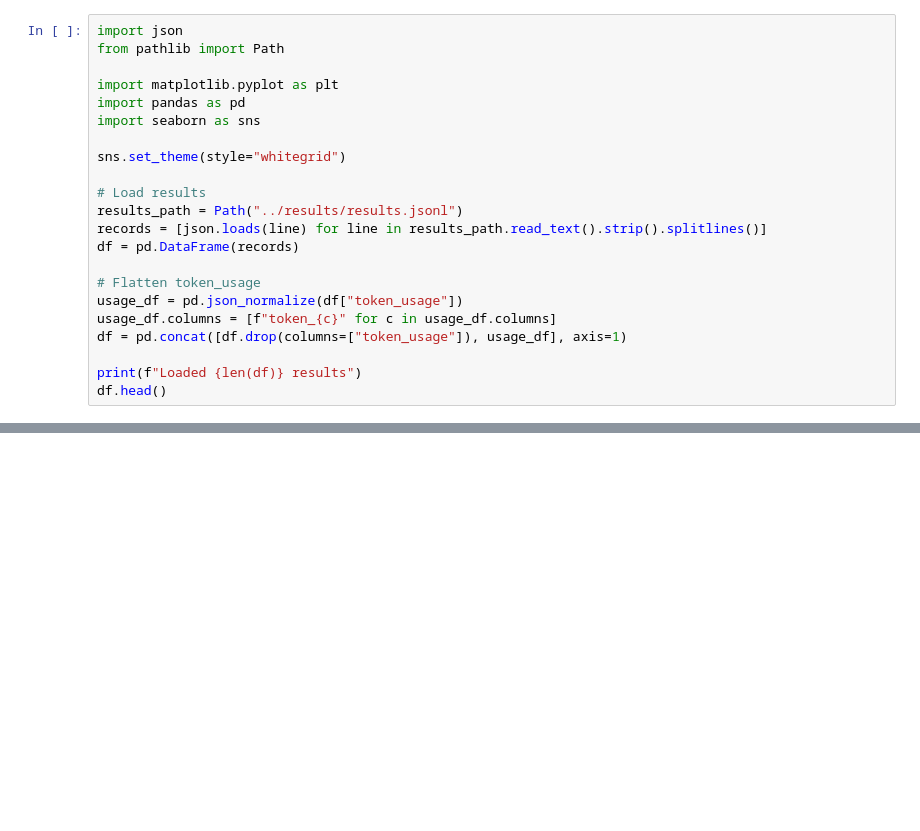
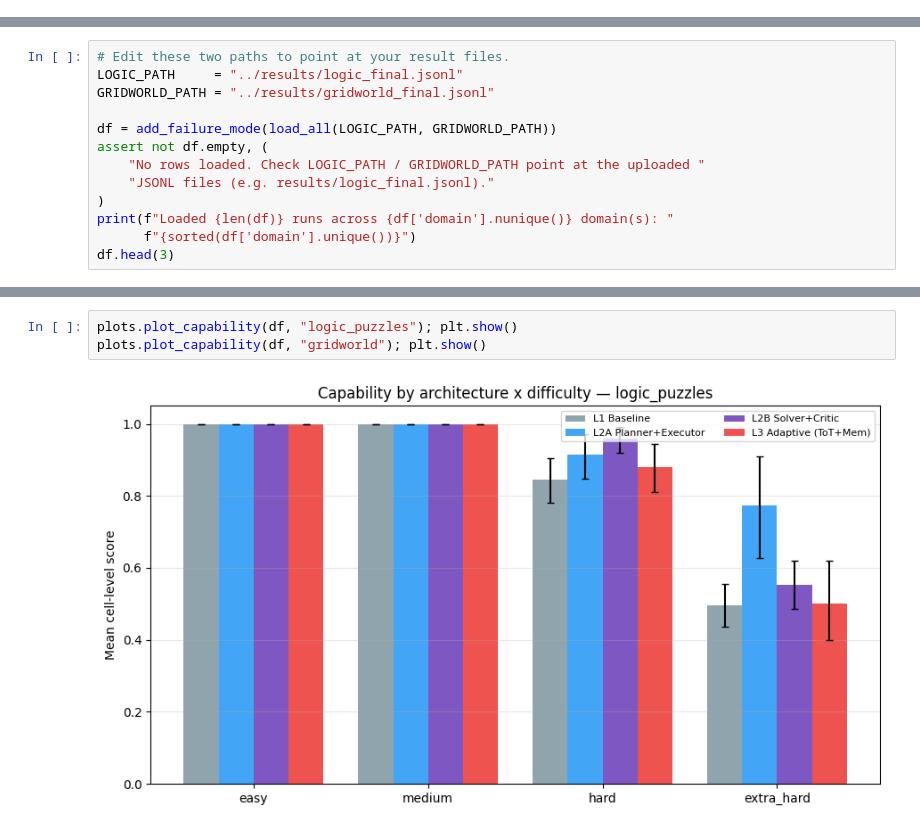
Before and after one commit to SnickleSH/nlp-fm-agentic-project, a Jupyter notebook: notebooks/analysis.ipynb, the cells around one changed output, grey strips where cells are left out. Cells and saved outputs as stored; diff of their text form; blank space fills up the shorter version.

```diff
--- a/notebooks/analysis.ipynb
+++ b/notebooks/analysis.ipynb
@@ -5,22 +0,0 @@ Interactive exploration of agentic architecture comparison results.
-# %%
-import json
-from pathlib import Path
-
-import matplotlib.pyplot as plt
-import pandas as pd
-import seaborn as sns
-
-sns.set_theme(style="whitegrid")
-
-# Load results
-results_path = Path("../results/results.jsonl")
-records = [json.loads(line) for line in results_path.read_text().strip().splitlines()]
-df = pd.DataFrame(records)
-
-# Flatten token_usage
-usage_df = pd.json_normalize(df["token_usage"])
-usage_df.columns = [f"token_{c}" for c in usage_df.columns]
-df = pd.concat([df.drop(columns=["token_usage"]), usage_df], axis=1)
-
-print(f"Loaded {len(df)} results")
-df.head()
@@ -106,0 +36,13 @@ else:
+# %%
+# Edit these two paths to point at your result files.
+LOGIC_PATH     = "../results/logic_final.jsonl"
+GRIDWORLD_PATH = "../results/gridworld_final.jsonl"
+
+df = add_failure_mode(load_all(LOGIC_PATH, GRIDWORLD_PATH))
+assert not df.empty, (
+    "No rows loaded. Check LOGIC_PATH / GRIDWORLD_PATH point at the uploaded "
+    "JSONL files (e.g. results/logic_final.jsonl)."
+)
+print(f"Loaded {len(df)} runs across {df['domain'].nunique()} domain(s): "
+      f"{sorted(df['domain'].unique())}")
+df.head(3)
@@ -106,0 +138,5 @@ else:
+# %%
+plots.plot_capability(df, "logic_puzzles"); plt.show()
+plots.plot_capability(df, "gridworld"); plt.show()
+# %% [output]
+[figure, added]
```
Also changed, not shown: parts of 37 cells of this notebook, 7 other files.
